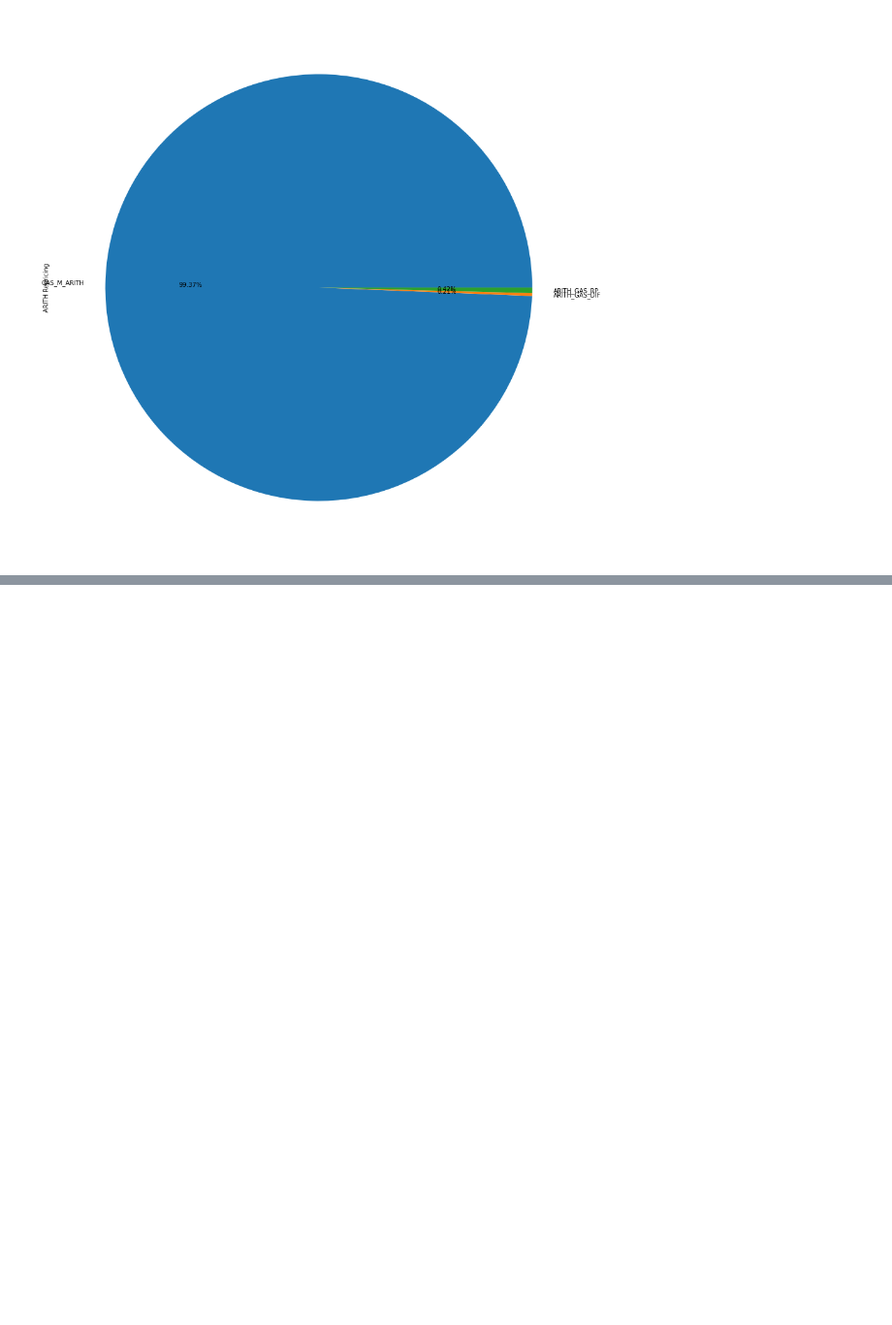
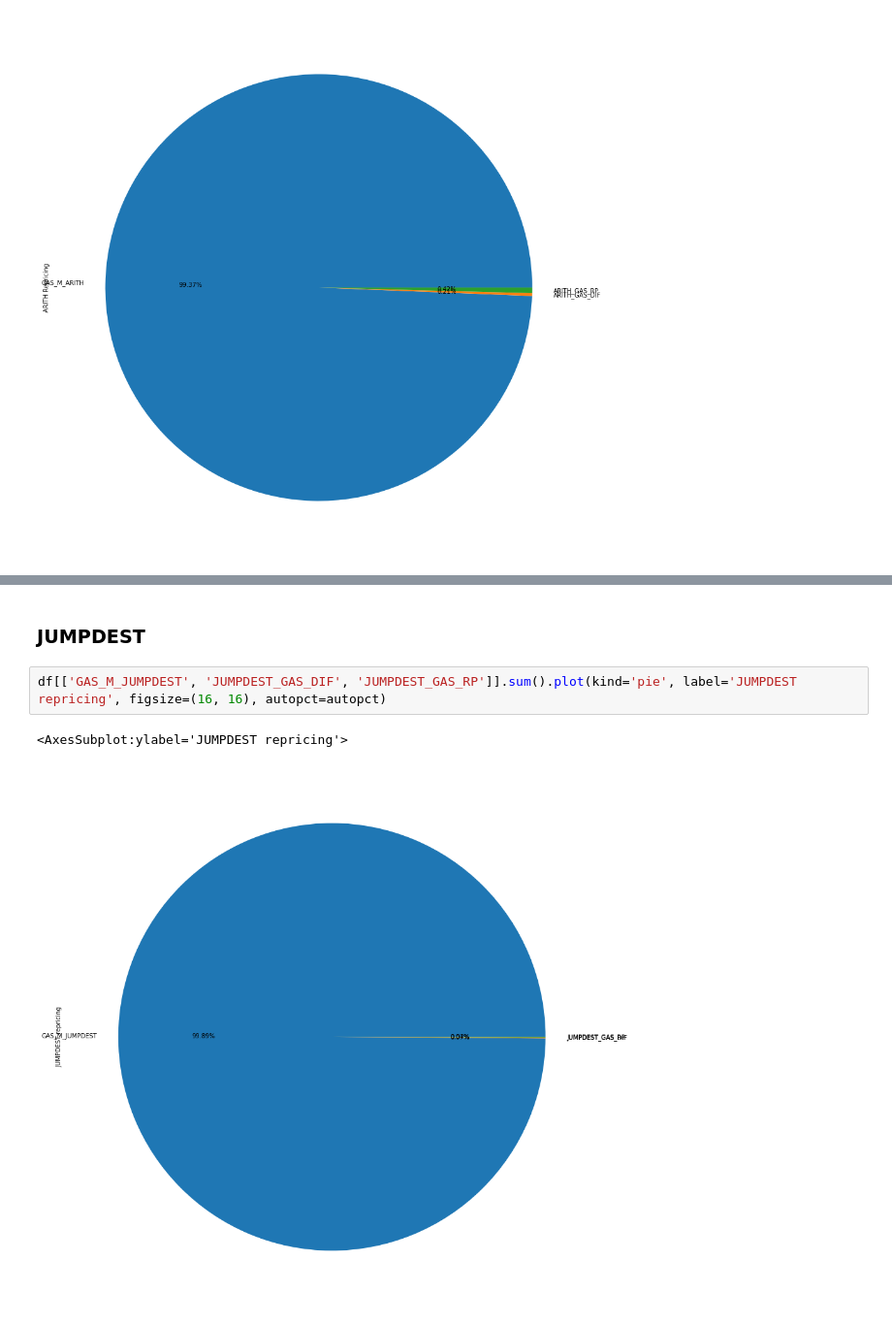
Before and after one commit to hugo-dc/opcode_usage, a Jupyter notebook: notebook/evm_price_improvements.ipynb, the cells around one changed output, grey strips where cells are left out. Shown: that part at 97% size. Drawn from its saved outputs; the diff is of its cells as text; blank space fills up the shorter version.

```diff
--- a/notebook/evm_price_improvements.ipynb
+++ b/notebook/evm_price_improvements.ipynb
@@ -296,0 +366,7 @@ df['GAS_DIF'].mean()
+# %% [markdown]
+### JUMPDEST
+# %%
+df[['GAS_M_JUMPDEST', 'JUMPDEST_GAS_DIF', 'JUMPDEST_GAS_RP']].sum().plot(kind='pie', label='JUMPDEST repricing', figsize=(16, 16), autopct=autopct)
+# %% [output]
+<AxesSubplot:ylabel='JUMPDEST repricing'>
+[figure, added]
```
Also changed, not shown: parts of 23 cells of this notebook.
